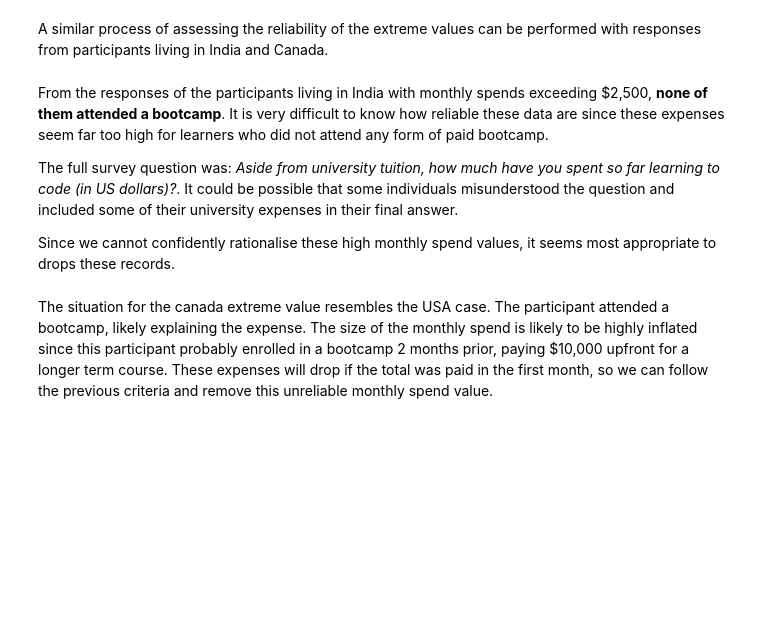
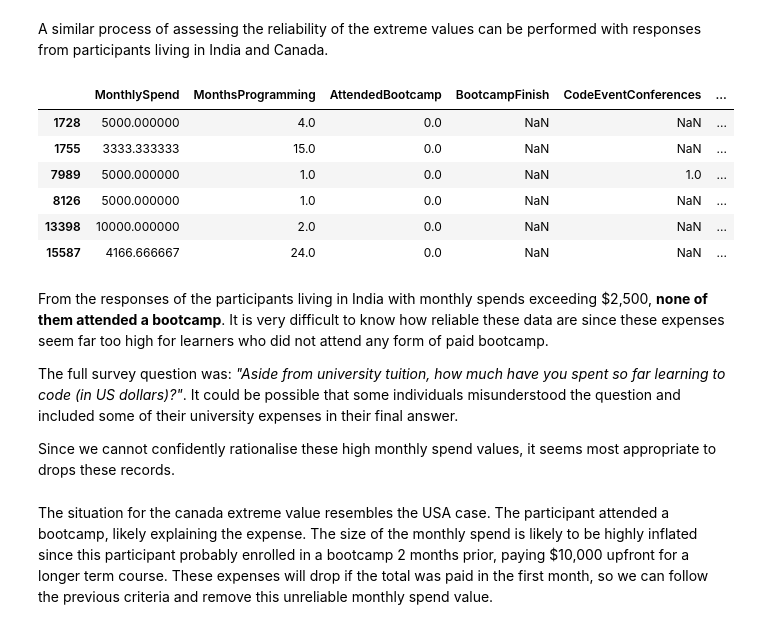
Before and after one commit to Benkly/python-data-analysis-projects, a Jupyter notebook: market_analysis/market_analysis_project.ipynb, the cells around one changed output. Cells and saved outputs as stored; diff of their text form; code cells hidden in the pictures; blank space fills up the shorter version.

Commit message:
updated e-learning market analysis report

```diff
--- a/market_analysis/market_analysis_project.ipynb
+++ b/market_analysis/market_analysis_project.ipynb
@@ -519,10 +528,20 @@ plt.show()
 A similar process of assessing the reliability of the extreme values can be performed with responses from participants living in India and Canada.
 # %%
 india_outliers = fCC_sample_top_4[(fCC_sample_top_4["CountryLive"] == "India") & (fCC_sample_top_4["MonthlySpend"] > 2500)][["MonthlySpend", "MonthsProgramming", "AttendedBootcamp", "BootcampFinish", "CodeEventConferences", "StudentDebtOwe"]]
+
+india_outliers
+# %% [output]
+|  | MonthlySpend | MonthsProgramming | AttendedBootcamp | BootcampFinish | CodeEventConferences | ... |
+| 1728 | 5000.000000 | 4.0 | 0.0 | NaN | NaN | ... |
+| 1755 | 3333.333333 | 15.0 | 0.0 | NaN | NaN | ... |
+| 7989 | 5000.000000 | 1.0 | 0.0 | NaN | 1.0 | ... |
+| 8126 | 5000.000000 | 1.0 | 0.0 | NaN | NaN | ... |
+| 13398 | 10000.000000 | 2.0 | 0.0 | NaN | NaN | ... |
+| 15587 | 4166.666667 | 24.0 | 0.0 | NaN | NaN | ... |
 # %% [markdown]
 From the responses of the participants living in India with monthly spends exceeding $2,500, **none of them attended a bootcamp**. It is very difficult to know how reliable these data are since these expenses seem far too high for learners who did not attend any form of paid bootcamp.
 
-The full survey question was: *Aside from university tuition, how much have you spent so far learning to code (in US dollars)?*. It could be possible that some individuals misunderstood the question and included some of their university expenses in their final answer.
+The full survey question was: *"Aside from university tuition, how much have you spent so far learning to code (in US dollars)?"*. It could be possible that some individuals misunderstood the question and included some of their university expenses in their final answer.
 
 Since we cannot confidently rationalise these high monthly spend values, it seems most appropriate to drops these records.
 # %%
```
Also changed, not shown: parts of 5 cells of this notebook.
